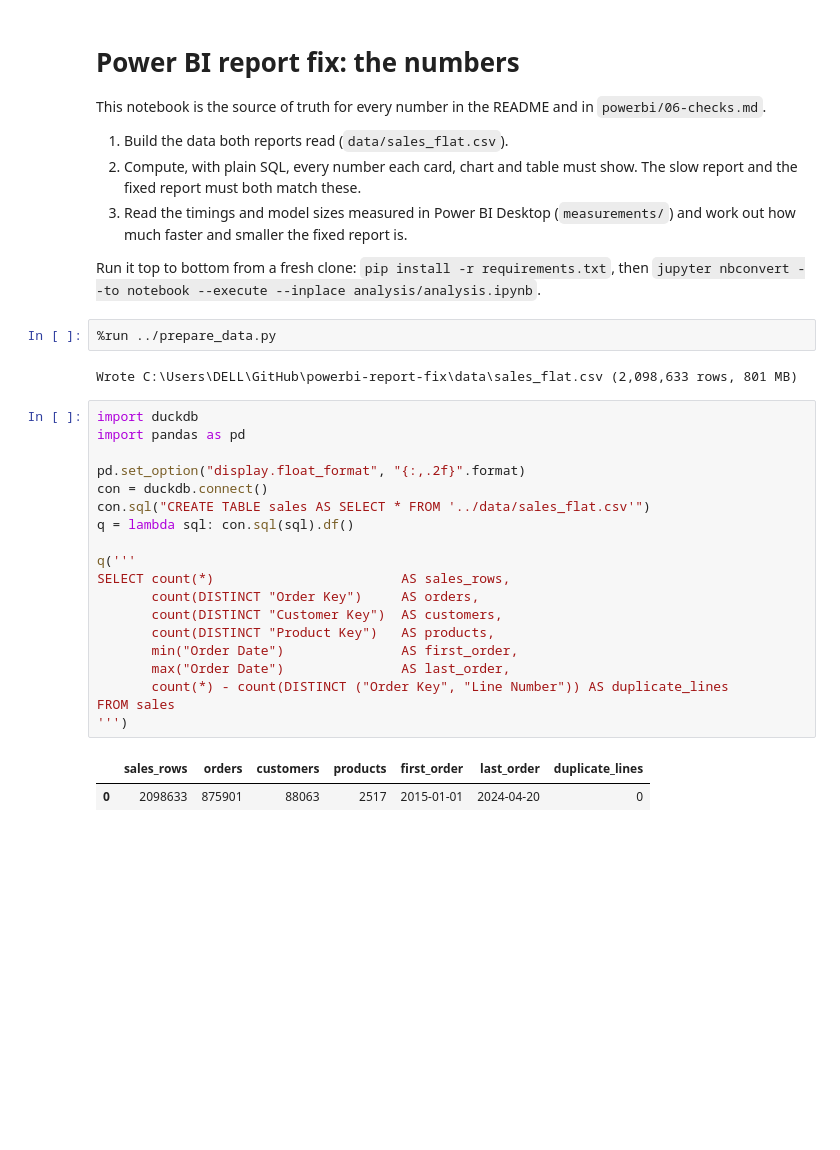
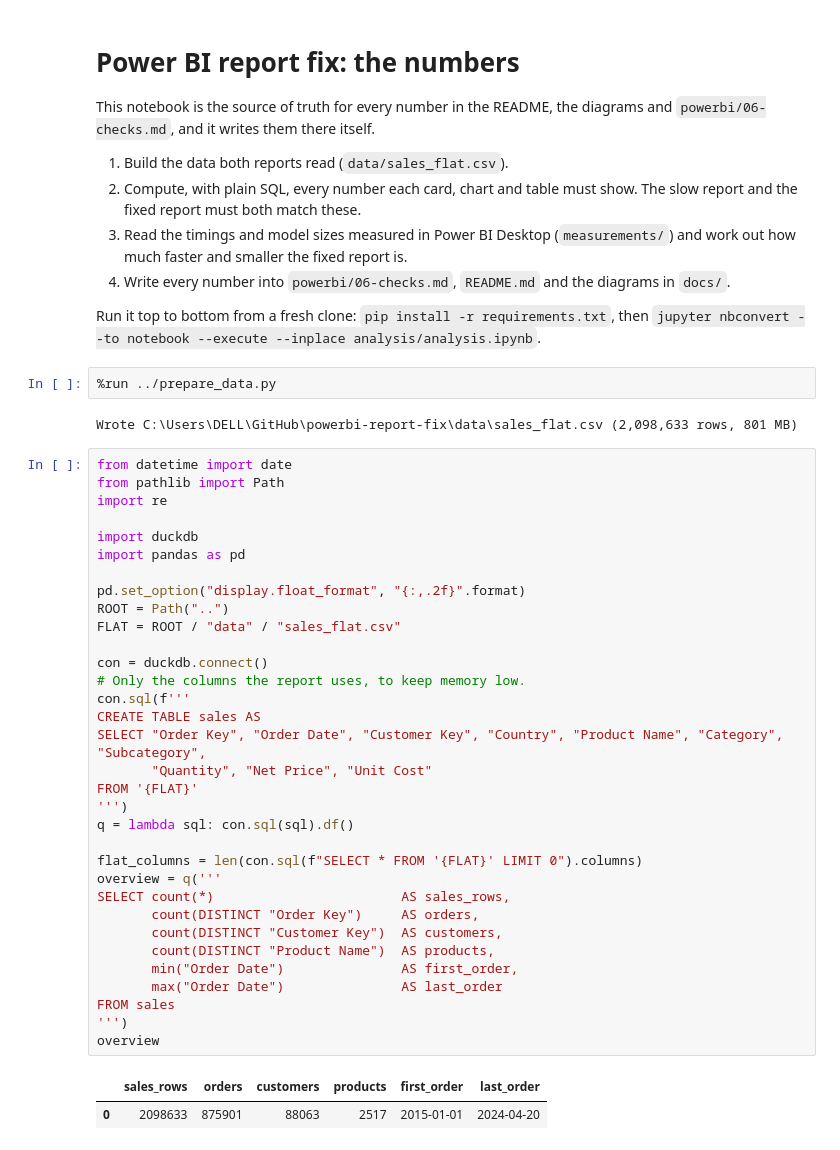
Before and after one commit to omarshalabyy1/powerbi-report-fix, a Jupyter notebook: analysis/analysis.ipynb, the cells around one changed output. Cells and saved outputs as stored; diff of their text form; blank space fills up the shorter version.

```diff
--- a/analysis/analysis.ipynb
+++ b/analysis/analysis.ipynb
@@ -1,11 +1,12 @@
 # %% [markdown]
 # Power BI report fix: the numbers
 
-This notebook is the source of truth for every number in the README and in `powerbi/06-checks.md`.
+This notebook is the source of truth for every number in the README, the diagrams and `powerbi/06-checks.md`, and it writes them there itself.
 
 1. Build the data both reports read (`data/sales_flat.csv`).
 2. Compute, with plain SQL, every number each card, chart and table must show. The slow report and the fixed report must both match these.
 3. Read the timings and model sizes measured in Power BI Desktop (`measurements/`) and work out how much faster and smaller the fixed report is.
+4. Write every number into `powerbi/06-checks.md`, `README.md` and the diagrams in `docs/`.
 
 Run it top to bottom from a fresh clone: `pip install -r requirements.txt`, then `jupyter nbconvert --to notebook --execute --inplace analysis/analysis.ipynb`.
 # %%
@@ -13,27 +14,41 @@ Run it top to bottom from a fresh clone: `pip install -r requirements.txt`, then
 # %% [output]
 Wrote C:\Users\DELL\GitHub\powerbi-report-fix\data\sales_flat.csv (2,098,633 rows, 801 MB)
 # %%
+from datetime import date
+from pathlib import Path
+import re
+
 import duckdb
 import pandas as pd
 
 pd.set_option("display.float_format", "{:,.2f}".format)
+ROOT = Path("..")
+FLAT = ROOT / "data" / "sales_flat.csv"
+
 con = duckdb.connect()
-con.sql("CREATE TABLE sales AS SELECT * FROM '../data/sales_flat.csv'")
+# Only the columns the report uses, to keep memory low.
+con.sql(f'''
+CREATE TABLE sales AS
+SELECT "Order Key", "Order Date", "Customer Key", "Country", "Product Name", "Category", "Subcategory",
+       "Quantity", "Net Price", "Unit Cost"
+FROM '{FLAT}'
+''')
 q = lambda sql: con.sql(sql).df()
 
-q('''
+flat_columns = len(con.sql(f"SELECT * FROM '{FLAT}' LIMIT 0").columns)
+overview = q('''
 SELECT count(*)                        AS sales_rows,
        count(DISTINCT "Order Key")     AS orders,
        count(DISTINCT "Customer Key")  AS customers,
-       count(DISTINCT "Product Key")   AS products,
+       count(DISTINCT "Product Name")  AS products,
        min("Order Date")               AS first_order,
-       max("Order Date")               AS last_order,
-       count(*) - count(DISTINCT ("Order Key", "Line Number")) AS duplicate_lines
+       max("Order Date")               AS last_order
 FROM sales
 ''')
+overview
 # %% [output]
-|  | sales_rows | orders | customers | products | first_order | last_order | duplicate_lines |
-| 0 | 2098633 | 875901 | 88063 | 2517 | 2015-01-01 | 2024-04-20 | 0 |
+|  | sales_rows | orders | customers | products | first_order | last_order |
+| 0 | 2098633 | 875901 | 88063 | 2517 | 2015-01-01 | 2024-04-20 |
 # %% [markdown]
 ## What the report must show
 
```
Also changed, not shown: parts of 11 cells of this notebook, 4 other files.
